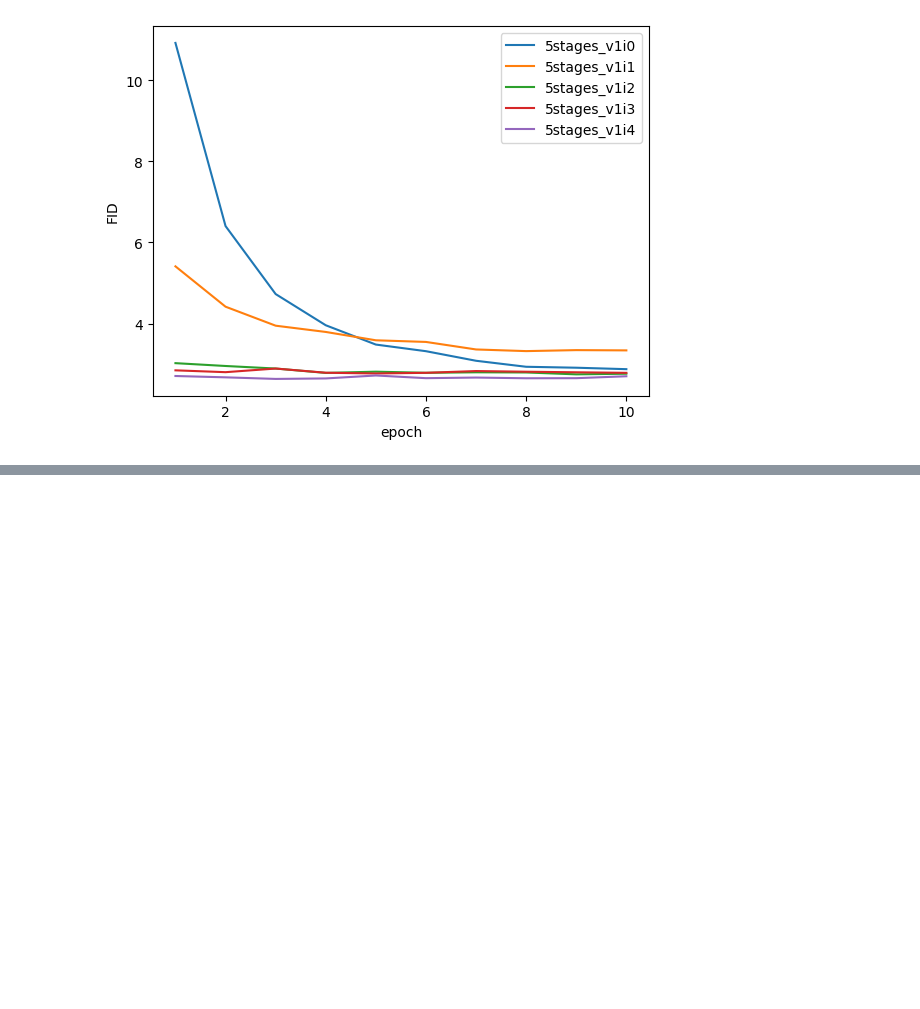
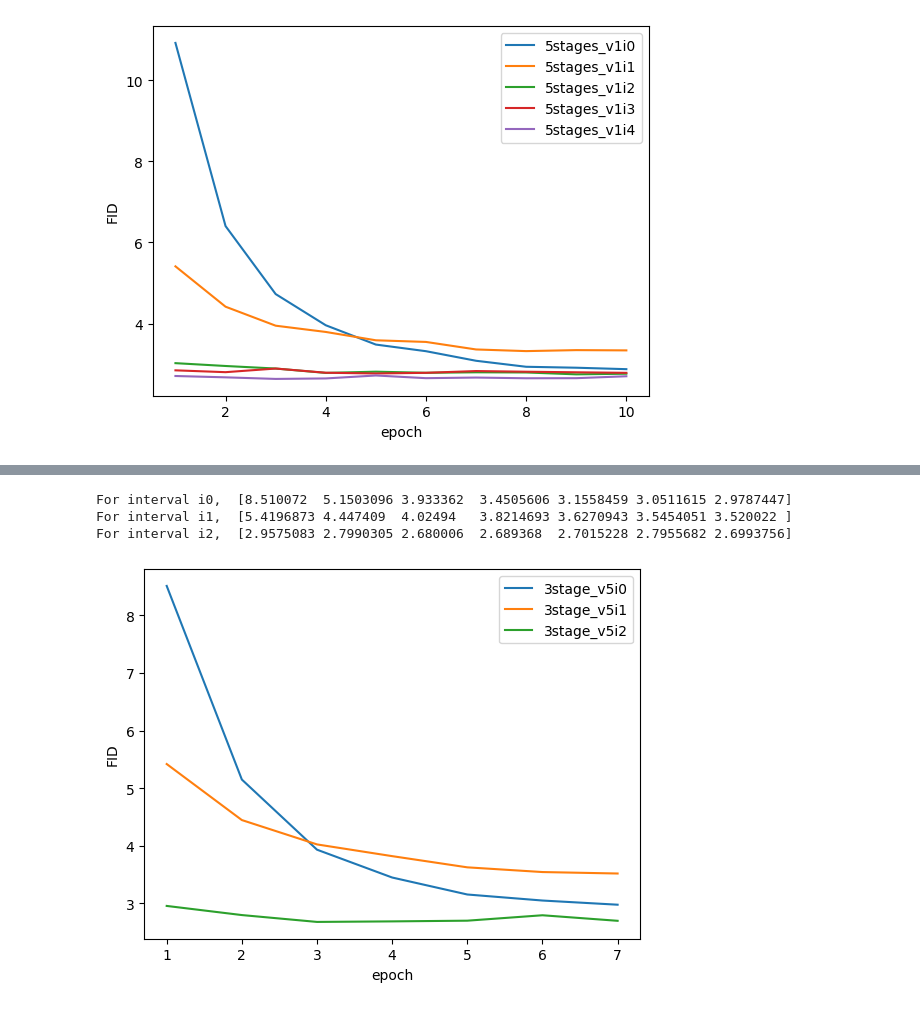
Before and after one commit to LucasYFL/dpm-solver, a Jupyter notebook: example_v2/score_sde_pytorch/jupyter/plot.ipynb, the cells around one changed output, grey strips where cells are left out. Drawn from its saved outputs; the diff is of its cells as text; code cells hidden in the pictures; blank space fills up the shorter version.

```diff
--- a/example_v2/score_sde_pytorch/jupyter/plot.ipynb
+++ b/example_v2/score_sde_pytorch/jupyter/plot.ipynb
@@ -211,0 +253,41 @@ For interval i4,  [2.7087393 2.6758134 2.6367075 2.6485364 2.7213564 2.6552703 2
+# %%
+rootp = '/scratch/qingqu_root/qingqu1/shared_data/multistage/'
+name_lst = ['3stage_v5']
+ilst = ['i0','i1','i2']
+all_dict = {}
+for n in name_lst:
+    all_dict[n] = {}
+    for i in ilst:
+        all_dict[n][i] = {}
+        all_dict[n][i]['dir'] = os.path.join(rootp,n,i)
+        all_dict[n][i]['data'] = []
+for n in name_lst:
+    for i in ilst:
+        for k in range(1,8):
+            temp = np.load(os.path.join(all_dict[n][i]['dir'],'report_{}.npz'.format(k)))['fid']
+            all_dict[n][i]['data'].append(temp)
+for n in name_lst:
+    for i in ilst:
+        all_dict[n][i]['data'] = np.array(all_dict[n][i]['data'])
+
+import matplotlib.pyplot as plt
+
+y = list(range(1,8))
+"""for k in ddpm_dict.keys():
+    plt.plot(y,ddpm_dict[k],label=k)"""
+n = '3stage_v5'
+for i in ilst:
+    plt.plot(y,all_dict[n][i]['data'],label=n+i)
+    print(f"For interval {i}, ", all_dict[n][i]['data'])
+
+plt.legend()
+#plt.xlabel("10k training iterations")
+plt.xlabel("epoch")
+plt.ylabel("FID")
+#plt.title("All timestep vs interval timestep")
+plt.show()
+# %% [output]
+For interval i0,  [8.510072  5.1503096 3.933362  3.4505606 3.1558459 3.0511615 2.9787447]
+For interval i1,  [5.4196873 4.447409  4.02494   3.8214693 3.6270943 3.5454051 3.520022 ]
+For interval i2,  [2.9575083 2.7990305 2.680006  2.689368  2.7015228 2.7955682 2.6993756]
+[figure, added]
```
Also changed, not shown: parts of 1 cell of this notebook, 2 other files.
